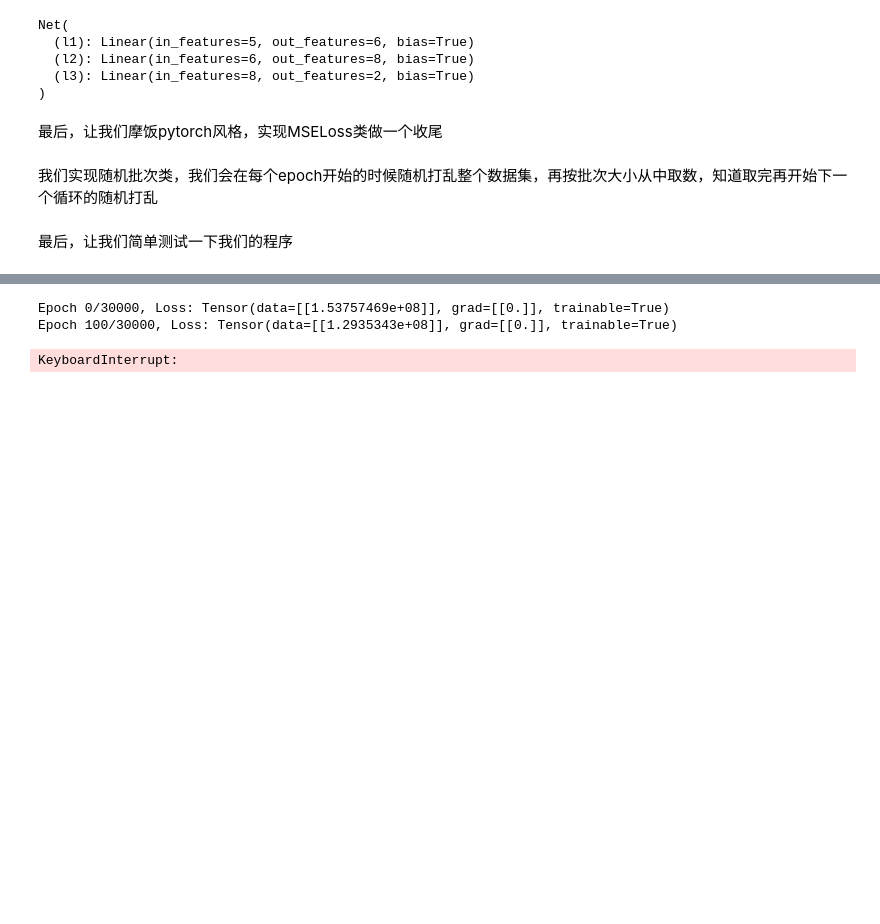
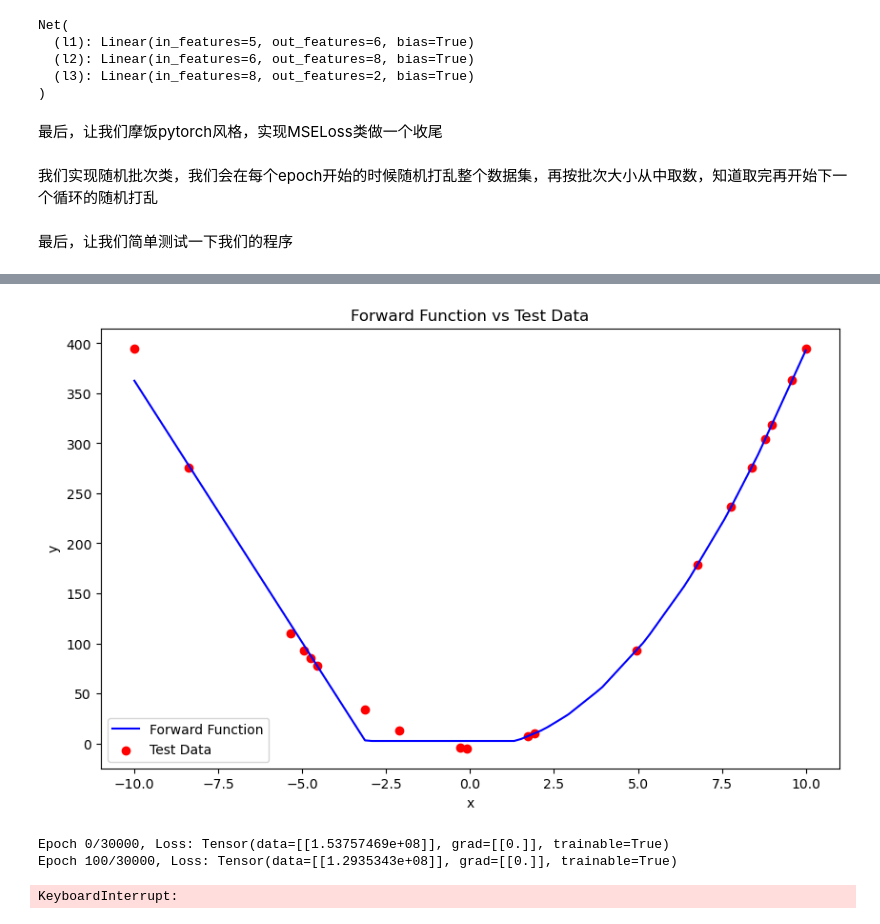
Before and after one commit to princepride/scratch-pytorch-step-by-step, a Jupyter notebook: deep learning/jupyter_notebook/2. 从零开始实现_从神经元到全连接神经网络/2.4 线性模型和全连接神经网络.ipynb, the cells around one changed output, grey strips where cells are left out. Saved outputs shown, nothing was run; the diff lists cells and outputs as text; code cells hidden in the pictures; blank space fills up the shorter version.

```diff
--- a/deep learning/jupyter_notebook/2. 从零开始实现_从神经元到全连接神经网络/2.4 线性模型和全连接神经网络.ipynb
+++ b/deep learning/jupyter_notebook/2. 从零开始实现_从神经元到全连接神经网络/2.4 线性模型和全连接神经网络.ipynb
@@ -287,14 +287,14 @@ class BatchSampler:
 最后，让我们简单测试一下我们的程序
 # %%
 def func(x):
-    return 4*x**3 - 5*x*x + 4*x - 5
+    return 4*x*x - 5
 
 import numpy as np
-x_values = np.linspace(-10, 10, 400)
+x_values = np.linspace(-10, 10, 100)
 y_values = func(x_values)
 
 # Randomly choosing training data
-random_indices = np.random.choice(len(x_values), size=320, replace=False)
+random_indices = np.random.choice(len(x_values), size=80, replace=False)
 train_x = x_values[random_indices]
 train_y = y_values[random_indices]
 
@@ -321,3 +349,30 @@ Tensor(data=[[45.38756473]], grad=[[0.]], trainable=True)
+# %%
+import matplotlib.pyplot as plt
+
+def draw(forward_func, test_x, test_y):
+    # 创建绘图
+    plt.figure(figsize=(10, 6))
+
+    # 绘制 forward 函数的曲线
+    line_x = np.linspace(min(test_x), max(test_x), 100)
+    line_y = [forward_func(x).data[0][0] for x in line_x]
+    plt.plot(line_x, line_y, label="Forward Function", color='blue')
+
+    # 绘制测试集的点
+    plt.scatter(test_x, test_y, label="Test Data", color='red')
+
+    # 添加图例和标签
+    plt.xlabel('x')
+    plt.ylabel('y')
+    plt.title('Forward Function vs Test Data')
+    plt.legend()
+
+    # 显示图形
+    plt.show()
+# %%
+draw(net, test_x, test_y)
+# %% [output]
+[figure, added]
 # %%
 epoch = 30000
 batch_size = 80
```
Also changed, not shown: parts of 4 cells of this notebook.
